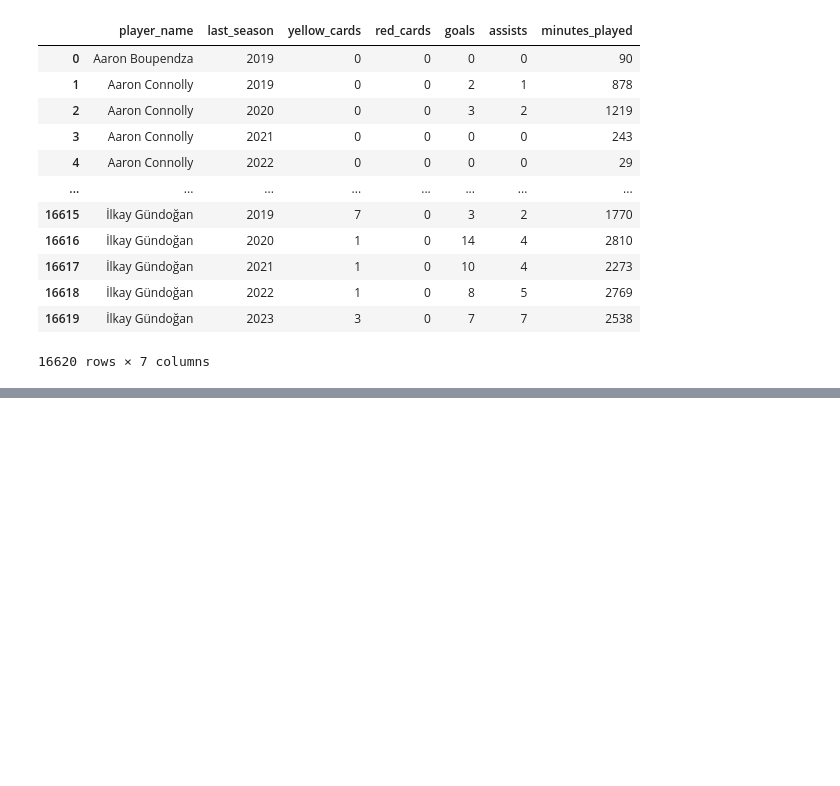
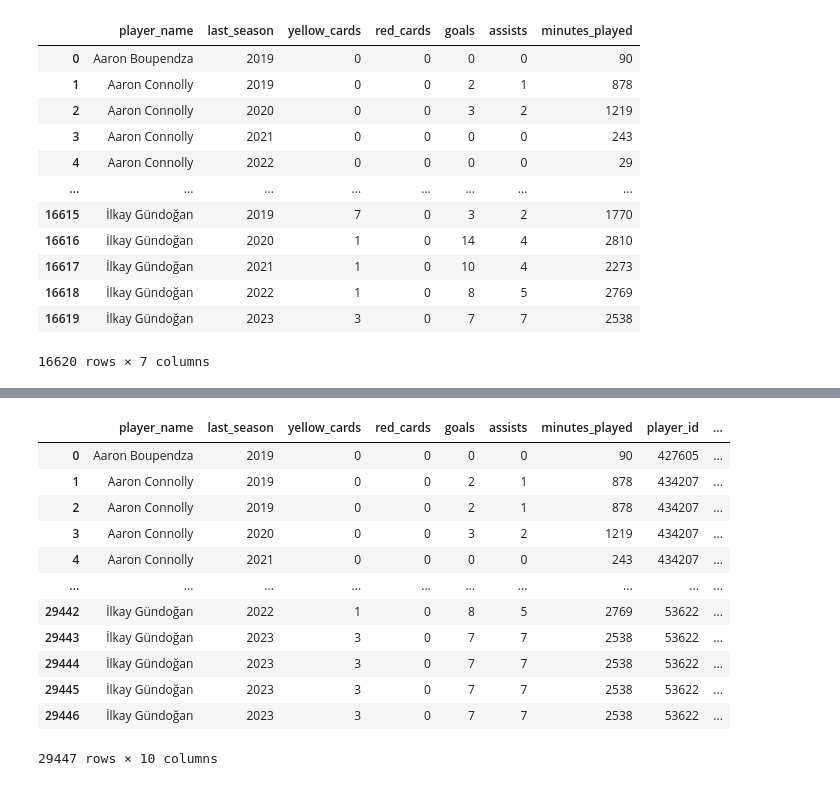
Before and after one commit to wjco/DAStudy-sat, a Jupyter notebook: Tek/football-data-from-transfermarkt/preprocessing-football-data-from-transfermarkt.ipynb, the cells around one changed output, grey strips where cells are left out. Saved outputs shown, nothing was run; the diff lists cells and outputs as text; code cells hidden in the pictures; blank space fills up the shorter version.

```diff
--- a/Tek/football-data-from-transfermarkt/preprocessing-football-data-from-transfermarkt.ipynb
+++ b/Tek/football-data-from-transfermarkt/preprocessing-football-data-from-transfermarkt.ipynb
@@ -335,0 +487,16 @@ df_merged.to_csv("data/df_merged.csv", index=False)
+# %%
+df_prac2.iloc[:, :10]
+# %% [output]
+|  | player_name | last_season | yellow_cards | red_cards | goals | assists | minutes_played | player_id | ... |
+| 0 | Aaron Boupendza | 2019 | 0 | 0 | 0 | 0 | 90 | 427605 | ... |
+| 1 | Aaron Connolly | 2019 | 0 | 0 | 2 | 1 | 878 | 434207 | ... |
+| 2 | Aaron Connolly | 2019 | 0 | 0 | 2 | 1 | 878 | 434207 | ... |
+| 3 | Aaron Connolly | 2020 | 0 | 0 | 3 | 2 | 1219 | 434207 | ... |
+| 4 | Aaron Connolly | 2021 | 0 | 0 | 0 | 0 | 243 | 434207 | ... |
+| ... | ... | ... | ... | ... | ... | ... | ... | ... | ... |
+| 29442 | İlkay Gündoğan | 2022 | 1 | 0 | 8 | 5 | 2769 | 53622 | ... |
+| 29443 | İlkay Gündoğan | 2023 | 3 | 0 | 7 | 7 | 2538 | 53622 | ... |
+| 29444 | İlkay Gündoğan | 2023 | 3 | 0 | 7 | 7 | 2538 | 53622 | ... |
+| 29445 | İlkay Gündoğan | 2023 | 3 | 0 | 7 | 7 | 2538 | 53622 | ... |
+| 29446 | İlkay Gündoğan | 2023 | 3 | 0 | 7 | 7 | 2538 | 53622 | ... |
+29447 rows × 10 columns
```
Also changed, not shown: parts of 30 cells of this notebook, 1 other file.
